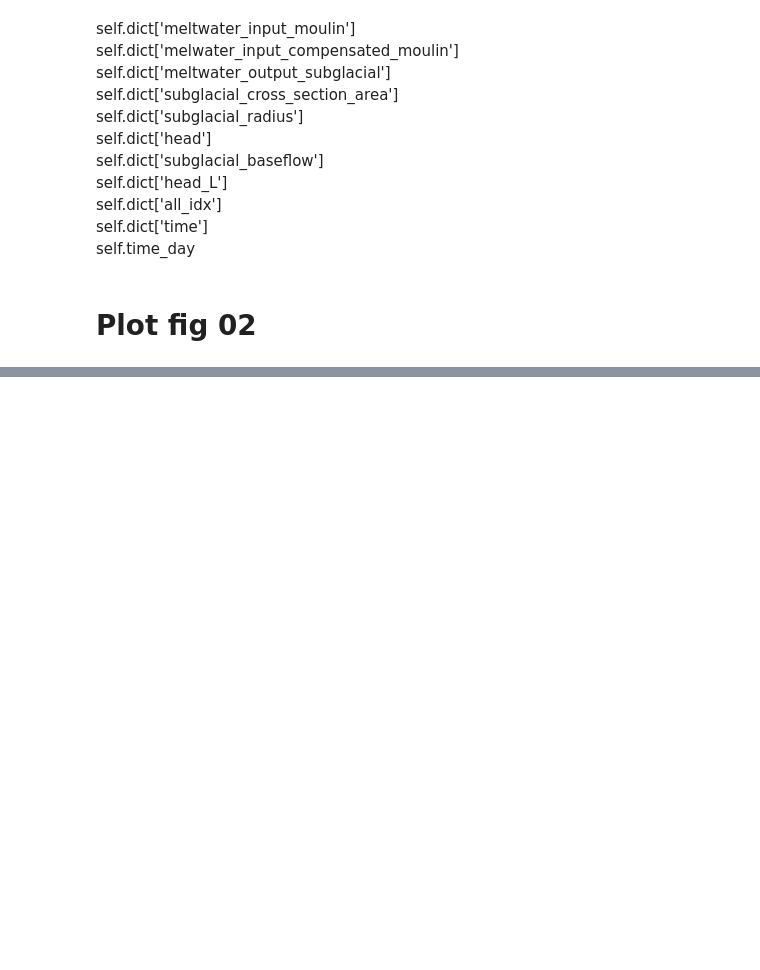
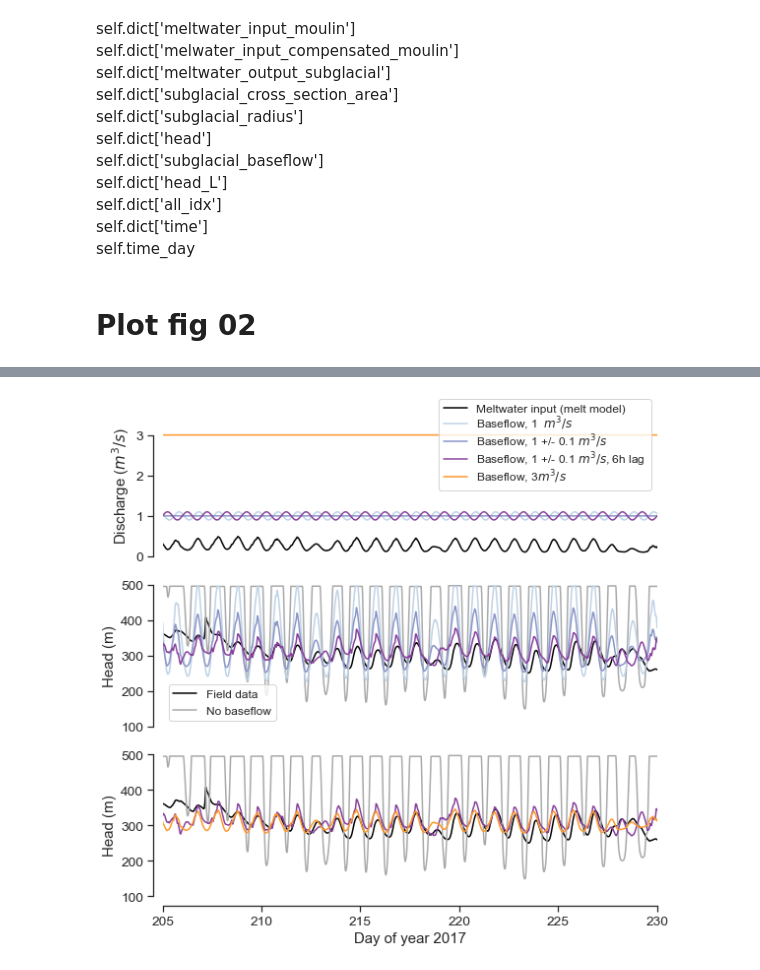
Before and after one commit to cctrunz/ModelRepo_pyMouShBaseflow_paper, a Jupyter notebook: Plot_figures_with_JEME.ipynb, the cells around one changed output, grey strips where cells are left out. Saved outputs shown, nothing was run; the diff lists cells and outputs as text; code cells hidden in the pictures; blank space fills up the shorter version.

```diff
--- a/Plot_figures_with_JEME.ipynb
+++ b/Plot_figures_with_JEME.ipynb
@@ -509,0 +535,77 @@ ValueError: Expected the given number of width ratios to match the number of col
+# %%
+# CREATE COLOR PALETTE
+
+palette_lag = sns.color_palette('BuPu', n_colors=3) #RdBu PuOr
+palette_mean = sns.color_palette('YlOrBr', n_colors=1) #RdBu PuOr
+# sns.palplot(palette_lag)
+# sns.palplot(palette_mean)
+
+xlim = [205,230] #days
+ylim_head = [100,500]
+figure_size = (9,9)
+size_legend = 12
+
+
+#COMPARE LAG IN PEAK BASEFLOW
+fig, ax = plt.subplots(3, figsize=figure_size)
+
+
+ax[0].plot(bf1_osc_shift.time_day, bf1_osc_shift.dict['meltwater_input_moulin'], label='Meltwater input (melt model)', color='black')
+ax[0].set_ylim([0.1,0.5])
+ax[0].plot(bf1_osc.time_day, bf1_osc.dict['subglacial_baseflow'], label='Baseflow, 1  $m^3/s$',color=palette_lag[0])
+ax[0].plot(bf1_fix.time_day, bf1_fix.dict['subglacial_baseflow'], label='Baseflow, 1 +/- 0.1 $m^3/s$', color=palette_lag[1])
+ax[0].plot(bf1_osc_shift.time_day, bf1_osc_shift.dict['subglacial_baseflow'], label='Baseflow, 1 +/- 0.1 $m^3/s$, 6h lag ', color=palette_lag[2])
+ax[0].plot(bf3_fix.time_day, bf3_fix.dict['subglacial_baseflow'], label='Baseflow, 3$m^3/s$',color=palette_mean[0])
+
+
+#plot preferences
+ax[0].legend(loc=1, prop={'size': size_legend},labelspacing=0, bbox_to_anchor=(1, 1.15))
+ax[0].set_xlim(xlim)
+ax[0].set_ylim([0,3.5])
+ax[0].set_ylabel('Discharge ($m^3/s$)')
+
+
+#plot base head
+ax[1].plot(t_real/secinday,h_real,label='Field data', color='black')
+ax[1].plot(bf0_fix.time_day, bf0_fix.dict['head'], label='No baseflow', color='darkgray')
+#plot head with lag
+ax[1].plot(bf1_osc.time_day, bf1_osc.dict['head'], color=palette_lag[0]) # label='oscillating baseflow in phase'
+ax[1].plot(bf1_fix.time_day, bf1_fix.dict['head'], color=palette_lag[1]) # label='fixed baseflow'
+ax[1].plot(bf1_osc_shift.time_day, bf1_osc_shift.dict['head'], color=palette_lag[2]) # label='oscillating baseflow out of phase'
+#plot preferences
+ax[1].legend(loc=3, prop={'size': size_legend})
+ax[1].set_xlim(xlim)
+ax[1].set_ylim(ylim_head)
+ax[1].set_ylabel('Head (m)')
+
+
+
+
+#COMPARE mean BASEFLOW
+
+#plot base head
+ax[2].plot(t_real/secinday,h_real, color='black') # label='Field data',
+ax[2].plot(bf0_fix.time_day, bf0_fix.dict['head'], color='darkgray') # label='no baseflow',
+#plot head with lag
+ax[2].plot(bf1_osc_shift.time_day, bf1_osc_shift.dict['head'], color=palette_lag[2]) # label='oscillating baseflow out of phase'
+ax[2].plot(bf3_fix.time_day, bf3_fix.dict['head'], color=palette_mean[0]) # label='fixed baseflow (3$m^3/s$)'
+
+#plot preferences
+ax[2].set_xlim(xlim)
+ax[2].set_ylim(ylim_head)
+ax[2].set_ylabel('Head (m)')
+ax[2].set_xlabel('Day of year 2017')
+
+#COMPARE baseflow and Qin
+
+sns.despine(offset=10,trim=True)
+sns.despine(ax=ax[0],bottom=True)
+sns.despine(ax=ax[1],bottom=True)
+ax[0].set_xticks([])
+ax[1].set_xticks([])
+
+
+
+plt.savefig('fig04.pdf')
+# %% [output]
+[figure, added]
```
Also changed, not shown: parts of 3 cells of this notebook, 3 other files.
